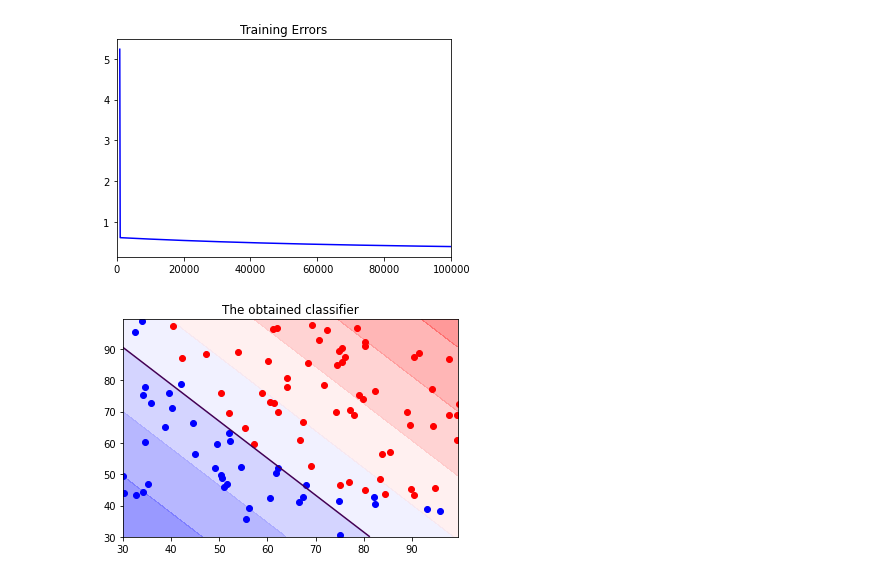
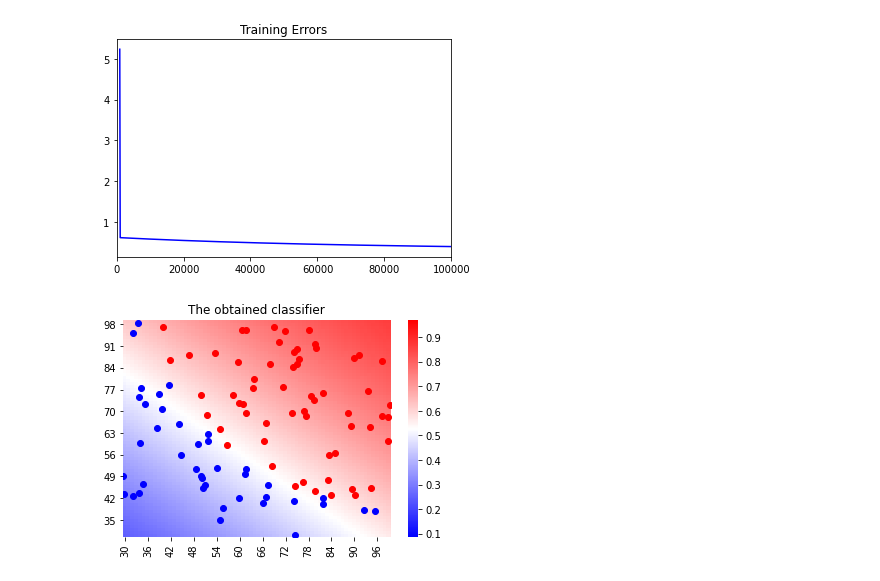
Before and after one commit to yangsu0/class_machine_learning, a Jupyter notebook: ML_Assignment5.ipynb, the cells around one changed output. Cells and saved outputs as stored; diff of their text form; code cells hidden in the pictures.

```diff
--- a/ML_Assignment5.ipynb
+++ b/ML_Assignment5.ipynb
@@ -142,24 +142,25 @@ plt.show()
 # %% [output]
 [figure]
 # %%
+import seaborn as sns
 X_axis = np.arange(30, 100, 0.5)
 Y_axis = np.arange(30, 100, 0.5)
-classifier = z_function(theta0, theta1, theta2, X_axis, Y_axis)
+
+classifier = np.zeros((140,140), dtype=float)
+
+for i in range(len(X_axis)):
+  for j in range(len(Y_axis)):
+    classifier[i][j] = sigmoid(theta0, theta1, theta2, X_axis[i], Y_axis[j])
 
 # Plot the decision boundaries
-cmap = plt.get_cmap('bwr')
-
-xx, yy = np.meshgrid(X_axis, Y_axis)
-Z = z_function(theta0, theta1, theta2, xx, yy)
-
-plt.contourf(xx, yy, Z, cmap = cmap, alpha=0.45)
-plt.contour(xx, yy, Z, levels=[0], linestyles='solid')
-plt.axis("tight")
+sns.heatmap(classifier, cmap='bwr')
 
 #Plot the training data on the surface
 plt.scatter(x_label0, y_label0, c='b')
 plt.scatter(x_label1, y_label1, c='r')
 plt.title('The obtained classifier')
+plt.xlim(30,100)
+plt.ylim(30,100)
 plt.show()
 # %% [output]
-[figure, old version]
+[figure, new version]
```
Also changed, not shown: parts of 1 cell of this notebook.
